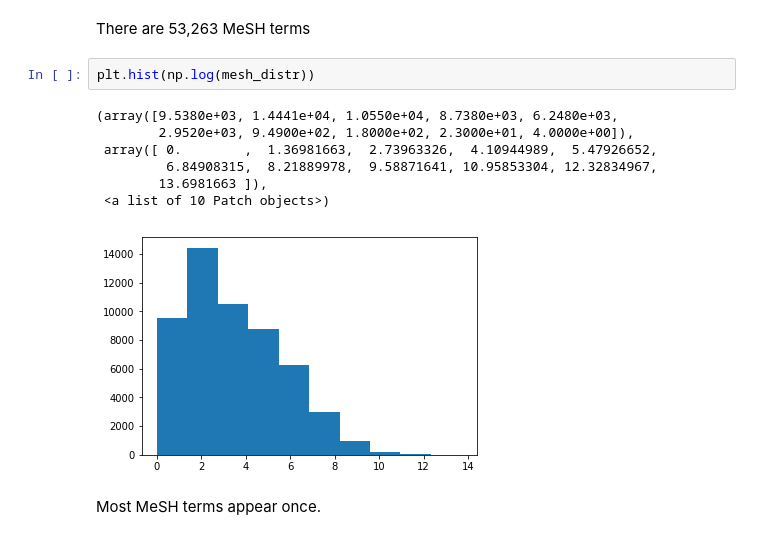
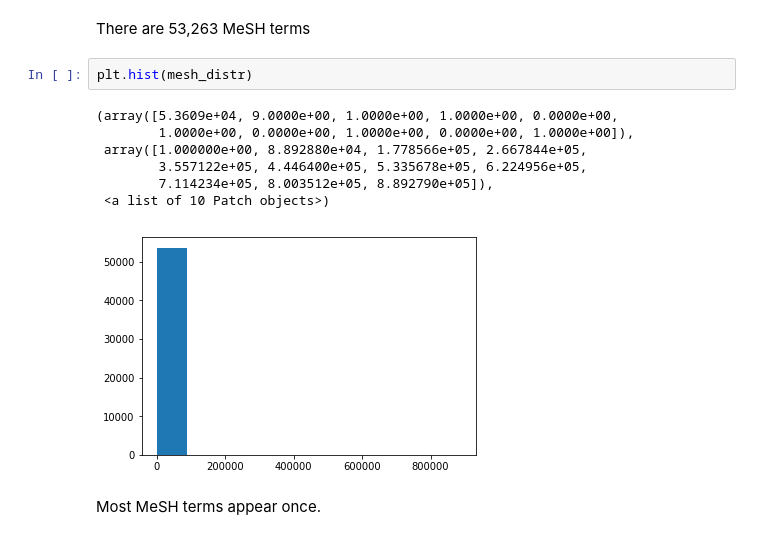
Before and after one commit to Juan-Mateos/rwjf, a Jupyter notebook: notebooks/02_jmg_wr_exploration.ipynb, the cells around one changed output. Cells and saved outputs as stored; diff of their text form.

```diff
--- a/notebooks/02_jmg_wr_exploration.ipynb
+++ b/notebooks/02_jmg_wr_exploration.ipynb
@@ -313,15 +308,15 @@ len(mesh_distr)
 # %% [markdown]
 There are 53,263 MeSH terms
 # %%
-plt.hist(np.log(mesh_distr))
+plt.hist(mesh_distr)
 # %% [output]
-(array([9.5380e+03, 1.4441e+04, 1.0550e+04, 8.7380e+03, 6.2480e+03,
-        2.9520e+03, 9.4900e+02, 1.8000e+02, 2.3000e+01, 4.0000e+00]),
- array([ 0.        ,  1.36981663,  2.73963326,  4.10944989,  5.47926652,
-         6.84908315,  8.21889978,  9.58871641, 10.95853304, 12.32834967,
-        13.6981663 ]),
+(array([5.3609e+04, 9.0000e+00, 1.0000e+00, 1.0000e+00, 0.0000e+00,
+        1.0000e+00, 0.0000e+00, 1.0000e+00, 0.0000e+00, 1.0000e+00]),
+ array([1.000000e+00, 8.892880e+04, 1.778566e+05, 2.667844e+05,
+        3.557122e+05, 4.446400e+05, 5.335678e+05, 6.224956e+05,
+        7.114234e+05, 8.003512e+05, 8.892790e+05]),
  <a list of 10 Patch objects>)
-[figure, old version]
+[figure, new version]
 # %% [markdown]
 Most MeSH terms appear once.
 # %% [markdown]
```
Also changed, not shown: parts of 24 cells of this notebook.
